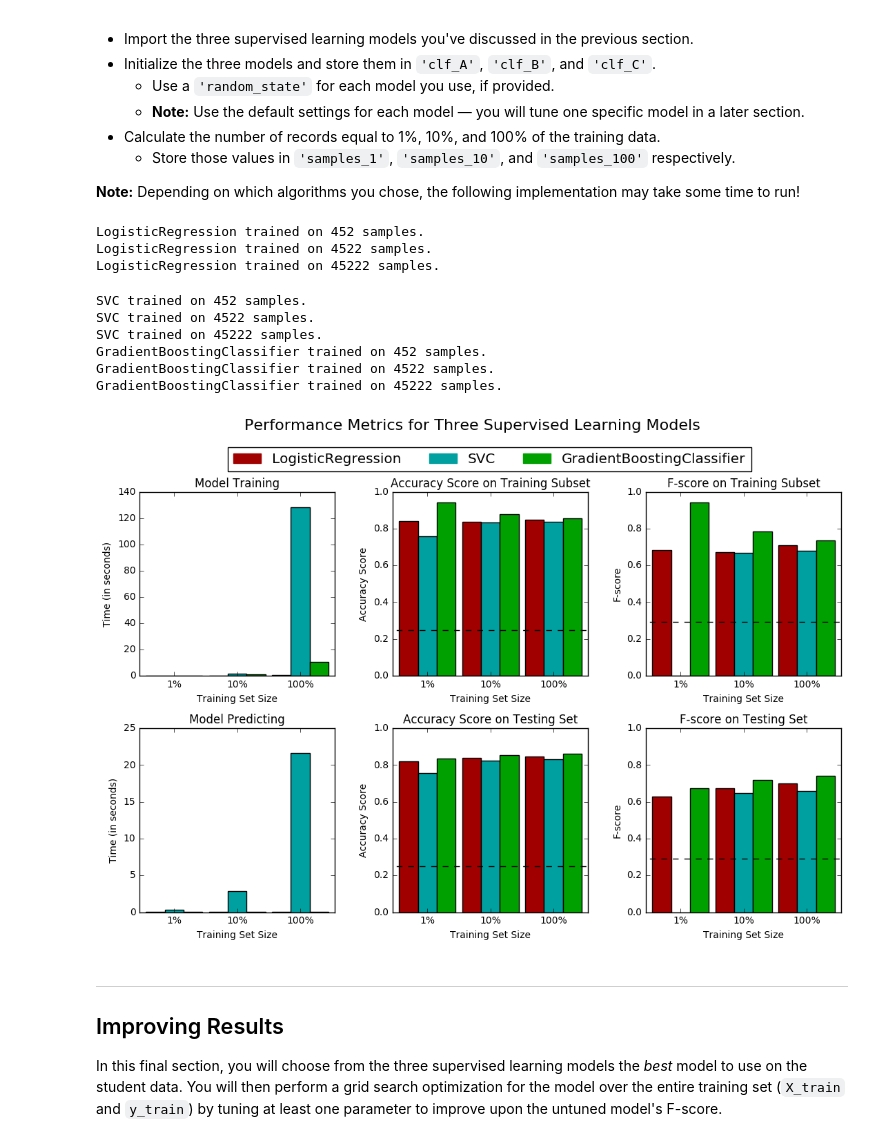
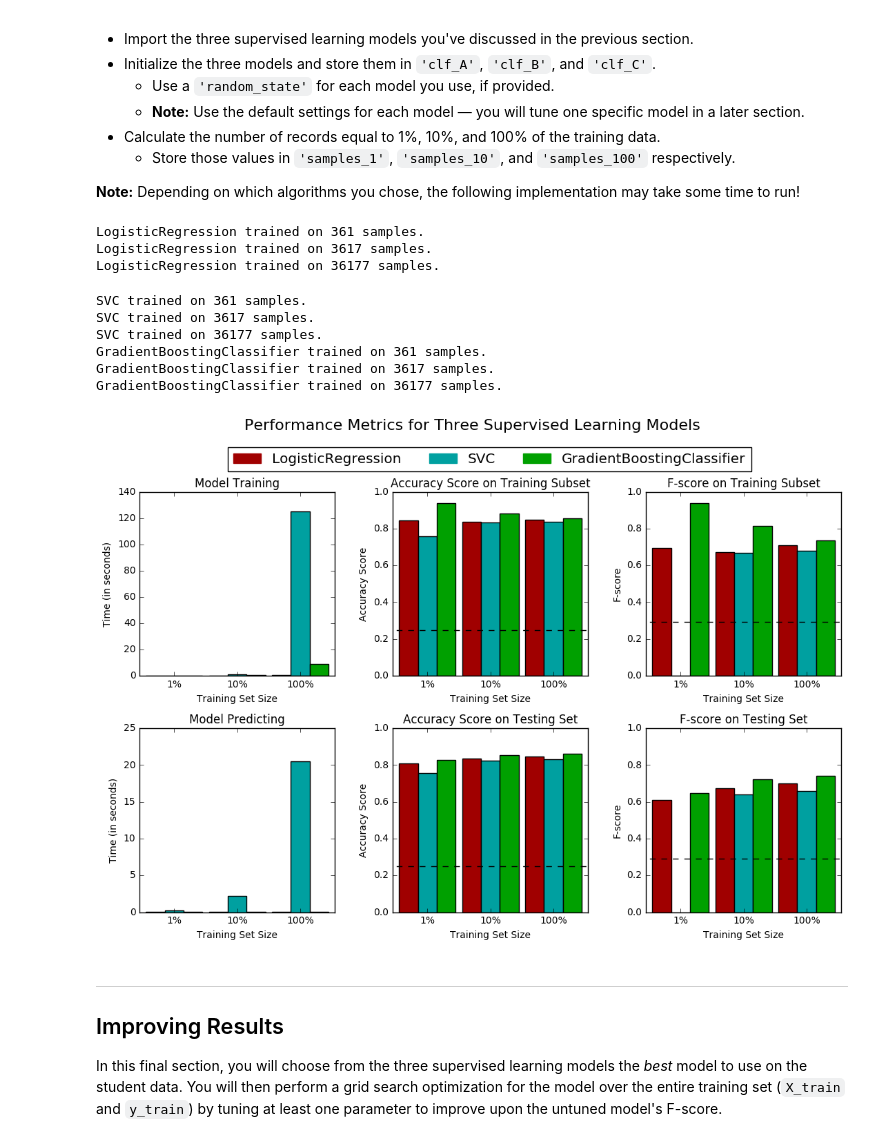
Before and after one commit to schorlem/finding_donors, a Jupyter notebook: finding_donors.ipynb, the cells around one changed output. Drawn from its saved outputs; the diff is of its cells as text; code cells hidden in the pictures.

```diff
--- a/finding_donors.ipynb
+++ b/finding_donors.ipynb
@@ -191,19 +191,18 @@ Looking at the distribution of classes (those who make at most \$50,000, and tho
 *If we chose a model that always predicted an individual made more than \$50,000, what would that model's accuracy and F-score be on this dataset?*
 **Note:** You must use the code cell below and assign your results to `'accuracy'` and `'fscore'` to be used later.
 # %%
-from sklearn.metrics import fbeta_score
-
 #create prediction
 pred = np.ones(n_records)
 #pred = np.ones(len(y_test))
 
 # TODO: Calculate accuracy
 accuracy = n_greater_50k/float(n_records)
-#accuracy = y_test.value_counts()[1]/float(len(y_test))
 
 # TODO: Calculate F-score using the formula above for beta = 0.5
-fscore = fbeta_score(income.values, pred, beta=0.5)
-#fscore = fbeta_score(y_test.values, pred, beta=0.5)
+beta = 0.5
+precision = accuracy
+recall = 1
+fscore = (1 + beta**2) * precision * recall / (beta**2 * precision + recall)
 
 # Print the results
 print "Naive Predictor: [Accuracy score: {:.4f}, F-score: {:.4f}]".format(accuracy, fscore)
@@ -314,41 +313,41 @@ In the code cell, you will need to implement the following:
 # %%
 # TODO: Import the three supervised learning models from sklearn
 from sklearn.linear_model import LogisticRegression
 from sklearn.svm import SVC
 from sklearn.ensemble import GradientBoostingClassifier
 
 # TODO: Initialize the three models
 clf_A = LogisticRegression(random_state=0)
 clf_B = SVC(random_state=0)
 clf_C = GradientBoostingClassifier(random_state=0)
 
 # TODO: Calculate the number of samples for 1%, 10%, and 100% of the training data
-samples_1 = n_records/100
-samples_10 = n_records/10
-samples_100 = n_records
+samples_1 = len(X_train)/100
+samples_10 =  len(X_train)/10
+samples_100 = len(X_train)
 
 # Collect results on the learners
 results = {}
 for clf in [clf_A, clf_B, clf_C]:
     clf_name = clf.__class__.__name__
     results[clf_name] = {}
     for i, samples in enumerate([samples_1, samples_10, samples_100]):
         results[clf_name][i] = \
         train_predict(clf, samples, X_train, y_train, X_test, y_test)
 
 # Run metrics visualization for the three supervised learning models chosen
 vs.evaluate(results, accuracy, fscore)
 # %% [output]
-LogisticRegression trained on 452 samples.
-LogisticRegression trained on 4522 samples.
-LogisticRegression trained on 45222 samples.
+LogisticRegression trained on 361 samples.
+LogisticRegression trained on 3617 samples.
+LogisticRegression trained on 36177 samples.
-SVC trained on 452 samples.
-SVC trained on 4522 samples.
-SVC trained on 45222 samples.
-GradientBoostingClassifier trained on 452 samples.
-GradientBoostingClassifier trained on 4522 samples.
-GradientBoostingClassifier trained on 45222 samples.
+SVC trained on 361 samples.
+SVC trained on 3617 samples.
+SVC trained on 36177 samples.
+GradientBoostingClassifier trained on 361 samples.
+GradientBoostingClassifier trained on 3617 samples.
+GradientBoostingClassifier trained on 36177 samples.
-[figure, old version]
+[figure, new version]
 # %% [markdown]
 ----
 ## Improving Results
```
Also changed, not shown: parts of 1 cell of this notebook, 1 other file.
